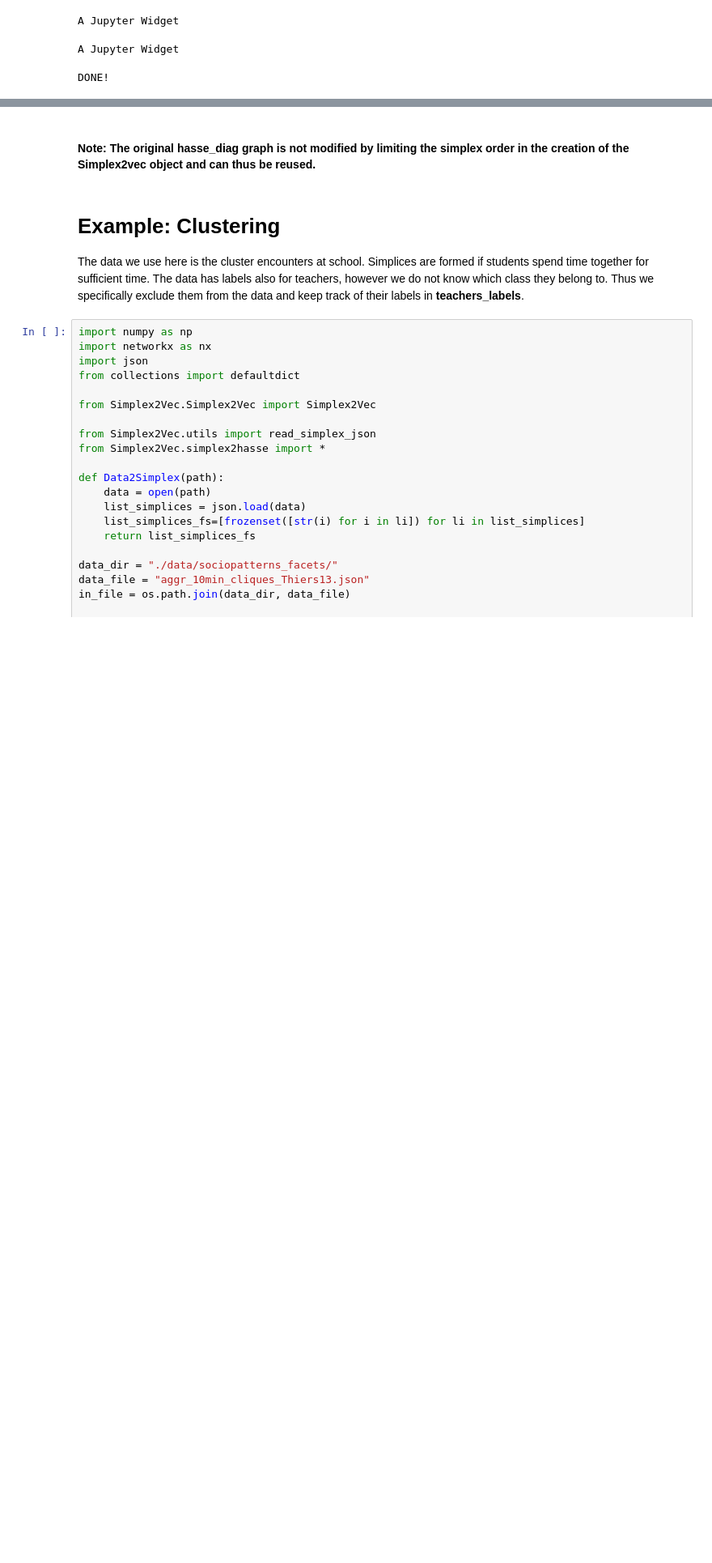
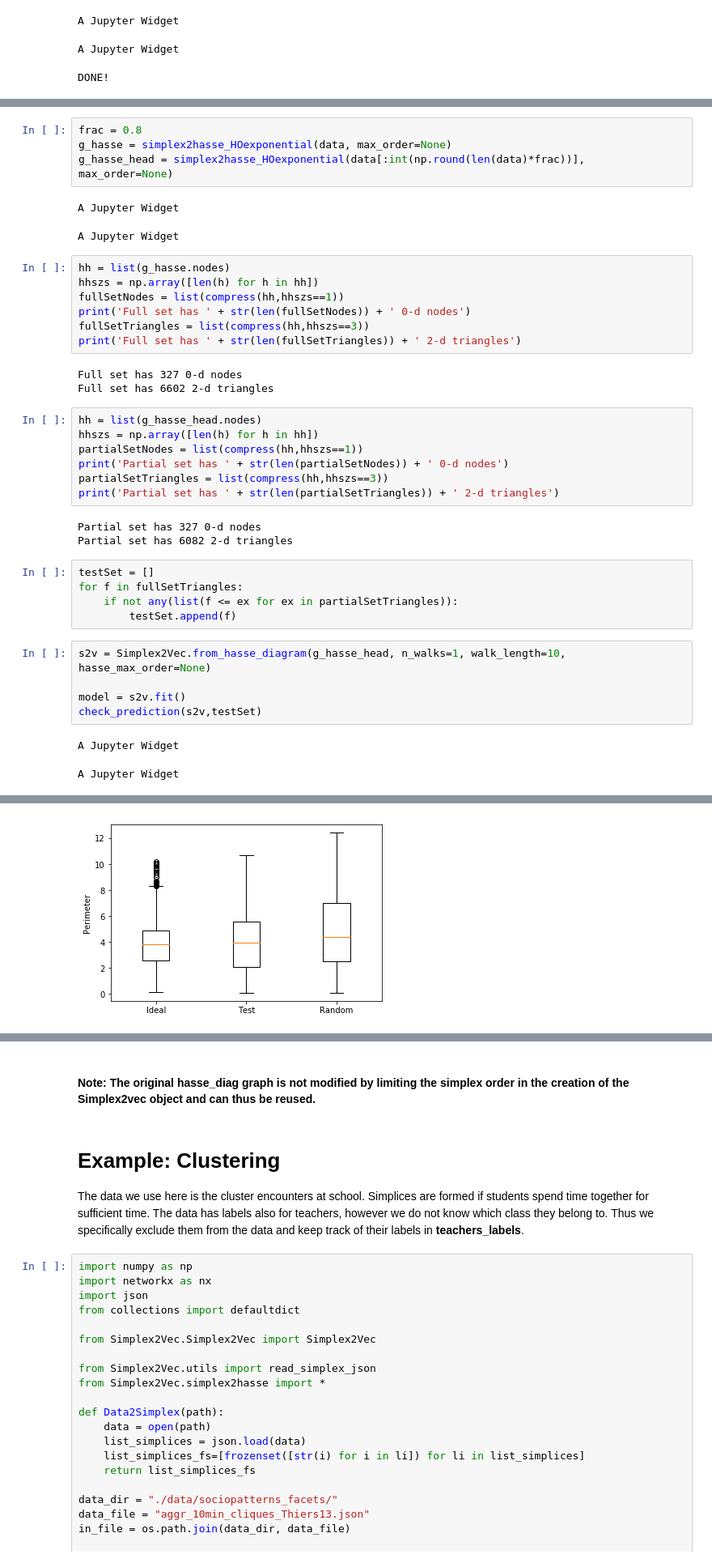
Before and after one commit to lordgrilo/Simplex2Vec, a Jupyter notebook: S2V_USAGE.ipynb, the cells around one changed output, grey strips where cells are left out. Shown at 81% size. Cells and saved outputs as stored; diff of their text form; blank space fills up the shorter version.

```diff
--- a/S2V_USAGE.ipynb
+++ b/S2V_USAGE.ipynb
@@ -133,0 +114,40 @@ DONE!
+# %%
+frac = 0.8
+g_hasse = simplex2hasse_HOexponential(data, max_order=None)
+g_hasse_head = simplex2hasse_HOexponential(data[:int(np.round(len(data)*frac))], max_order=None)
+# %% [output]
+A Jupyter Widget
+A Jupyter Widget
+# %%
+hh = list(g_hasse.nodes)
+hhszs = np.array([len(h) for h in hh])
+fullSetNodes = list(compress(hh,hhszs==1))
+print('Full set has ' + str(len(fullSetNodes)) + ' 0-d nodes')
+fullSetTriangles = list(compress(hh,hhszs==3))
+print('Full set has ' + str(len(fullSetTriangles)) + ' 2-d triangles')
+# %% [output]
+Full set has 327 0-d nodes
+Full set has 6602 2-d triangles
+# %%
+hh = list(g_hasse_head.nodes)
+hhszs = np.array([len(h) for h in hh])
+partialSetNodes = list(compress(hh,hhszs==1))
+print('Partial set has ' + str(len(partialSetNodes)) + ' 0-d nodes')
+partialSetTriangles = list(compress(hh,hhszs==3))
+print('Partial set has ' + str(len(partialSetTriangles)) + ' 2-d triangles')
+# %% [output]
+Partial set has 327 0-d nodes
+Partial set has 6082 2-d triangles
+# %%
+testSet = []
+for f in fullSetTriangles:
+    if not any(list(f <= ex for ex in partialSetTriangles)):
+        testSet.append(f)
+# %%
+s2v = Simplex2Vec.from_hasse_diagram(g_hasse_head, n_walks=1, walk_length=10, hasse_max_order=None)
+
+model = s2v.fit()
+check_prediction(s2v,testSet)
+# %% [output]
+A Jupyter Widget
+A Jupyter Widget
@@ -133,0 +168 @@ DONE!
+[figure, added]
```
Also changed, not shown: parts of 15 cells of this notebook.
